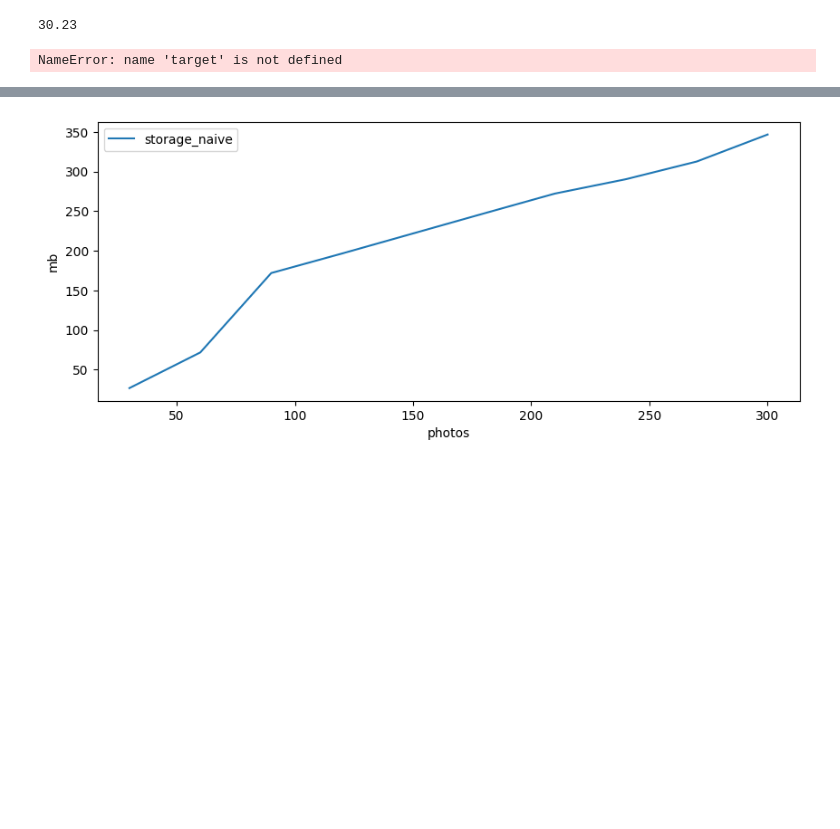
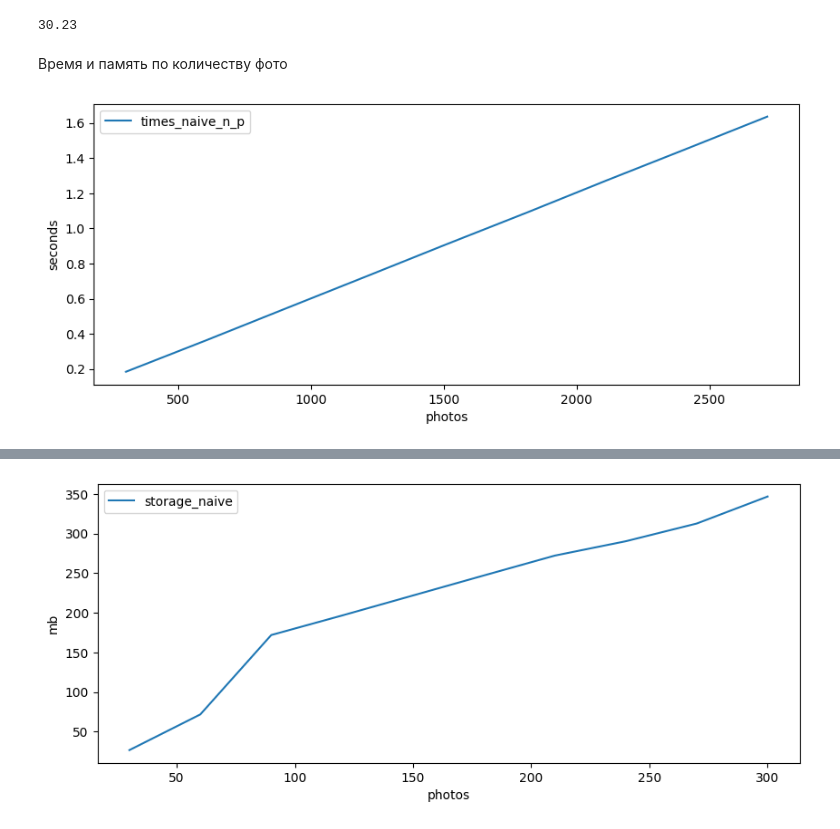
Before and after one commit to CyberKachok/Giants-of-thought_Face_recognition, a Jupyter notebook: time_and_memory_tests.ipynb, the cells around one changed output, grey strips where cells are left out. Saved outputs shown, nothing was run; the diff lists cells and outputs as text; code cells hidden in the pictures; blank space fills up the shorter version.

```diff
--- a/time_and_memory_tests.ipynb
+++ b/time_and_memory_tests.ipynb
@@ -88,12 +59,12 @@ predict(lfw_people.images[1:, :, :], lfw_people.target[1:], target, 1)
 lfw_people.images.shape[0] / 100
 # %% [output]
 30.23
+# %% [markdown]
+Время и память по количеству фото
 # %%
-times_naive = []
+times_naive_n_p = []
 step = 302
 for i in range(1, 10):
     time = %timeit -n1 -o -q predict(lfw_people.images[1:step * i, :, :], lfw_people.target[1:], target, 1)
-    times_naive.append(time.average)
+    times_naive_n_p.append(time.average)
-# %% [output]
-NameError: name 'target' is not defined
 # %%
@@ -103,0 +75,16 @@ for i in range(1, 10):
+# %%
+mosaic = '''
+QQQ
+'''
+sizes = [302 * i for i in range(1, 10)]
+fig, ax = plt.subplot_mosaic(mosaic=mosaic)
+ax['Q'].plot(sizes, times_naive_n_p, label = "times_naive_n_p")
+#ax['Q'].plot(sizes, storage_naive, label = "storage_naive")
+ax['Q'].set_ylabel('seconds', fontsize=10)
+ax['Q'].set_xlabel('photos', fontsize=10)
+ax['Q'].legend()
+fig.set_size_inches(10, 4)
+
+plt.show()
+# %% [output]
+[figure, added]
```
Also changed, not shown: parts of 31 cells of this notebook.
